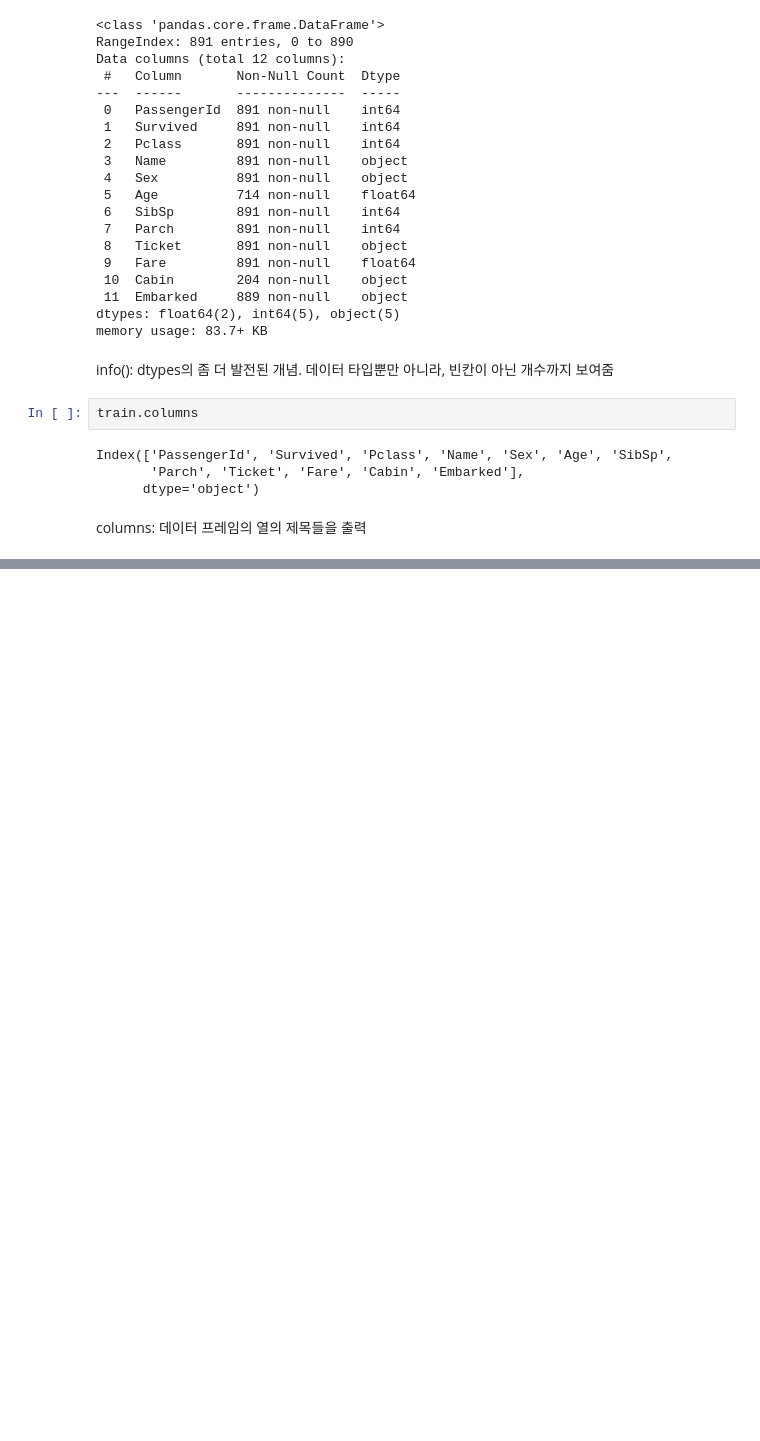
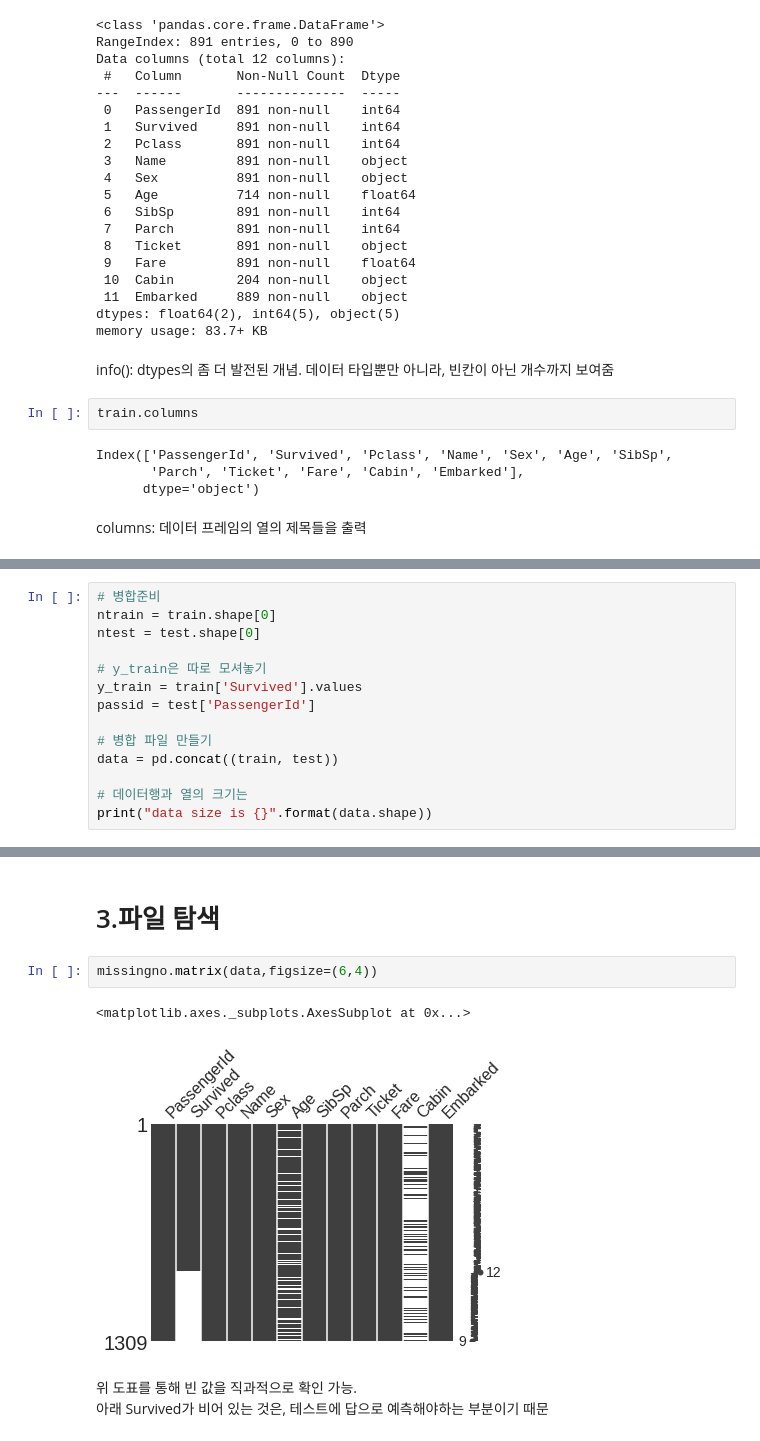
Before and after one commit to wonyoung-ji/statistics, a Jupyter notebook: kaggle/kaggle_titanic.ipynb, the cells around one changed output, grey strips where cells are left out. Cells and saved outputs as stored; diff of their text form; blank space fills up the shorter version.

```diff
--- a/kaggle/kaggle_titanic.ipynb
+++ b/kaggle/kaggle_titanic.ipynb
@@ -159,0 +190,14 @@ columns: 데이터 프레임의 열의 제목들을 출력
+# %%
+# 병합준비
+ntrain = train.shape[0]
+ntest = test.shape[0]
+
+# y_train은 따로 모셔놓기
+y_train = train['Survived'].values
+passid = test['PassengerId']
+
+# 병합 파일 만들기
+data = pd.concat((train, test))
+
+# 데이터행과 열의 크기는
+print("data size is {}".format(data.shape))
@@ -159,0 +278,10 @@ columns: 데이터 프레임의 열의 제목들을 출력
+# %% [markdown]
+# 3.파일 탐색
+# %%
+missingno.matrix(data,figsize=(6,4))
+# %% [output]
+<matplotlib.axes._subplots.AxesSubplot at 0x...>
+[figure, added]
+# %% [markdown]
+위 도표를 통해 빈 값을 직과적으로 확인 가능.
+아래 Survived가 비어 있는 것은, 테스트에 답으로 예측해야하는 부분이기 때문
```
Also changed, not shown: parts of 37 cells of this notebook.
